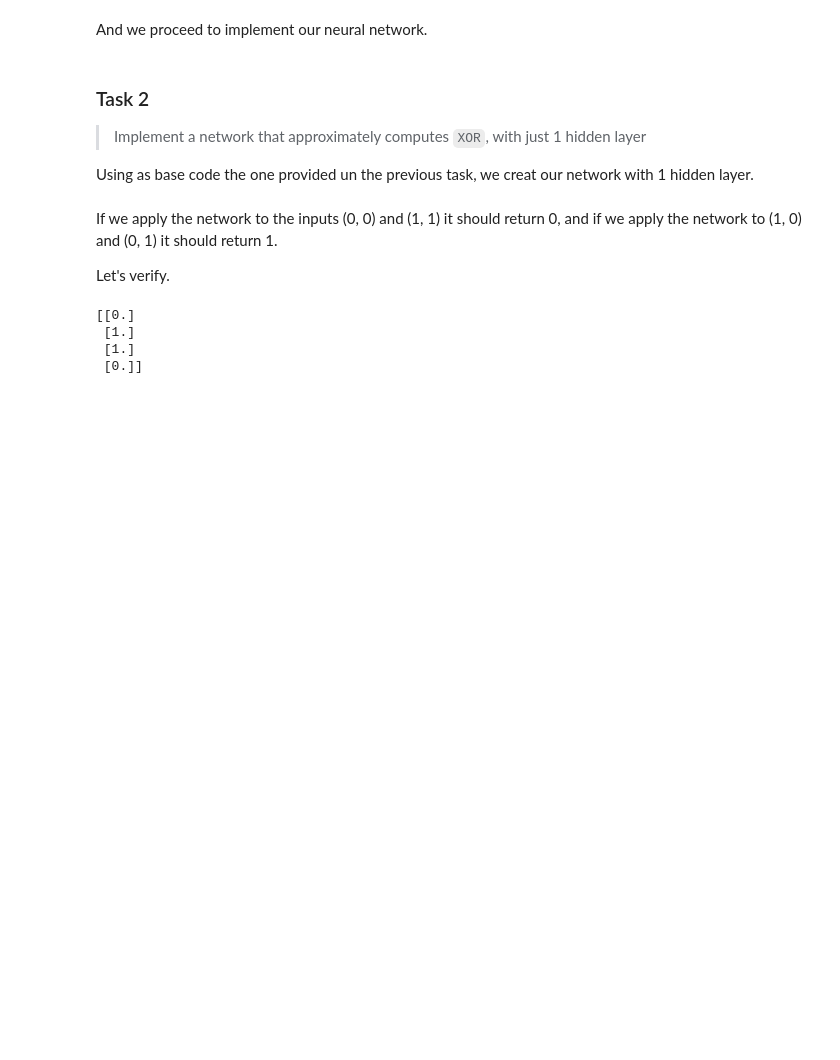
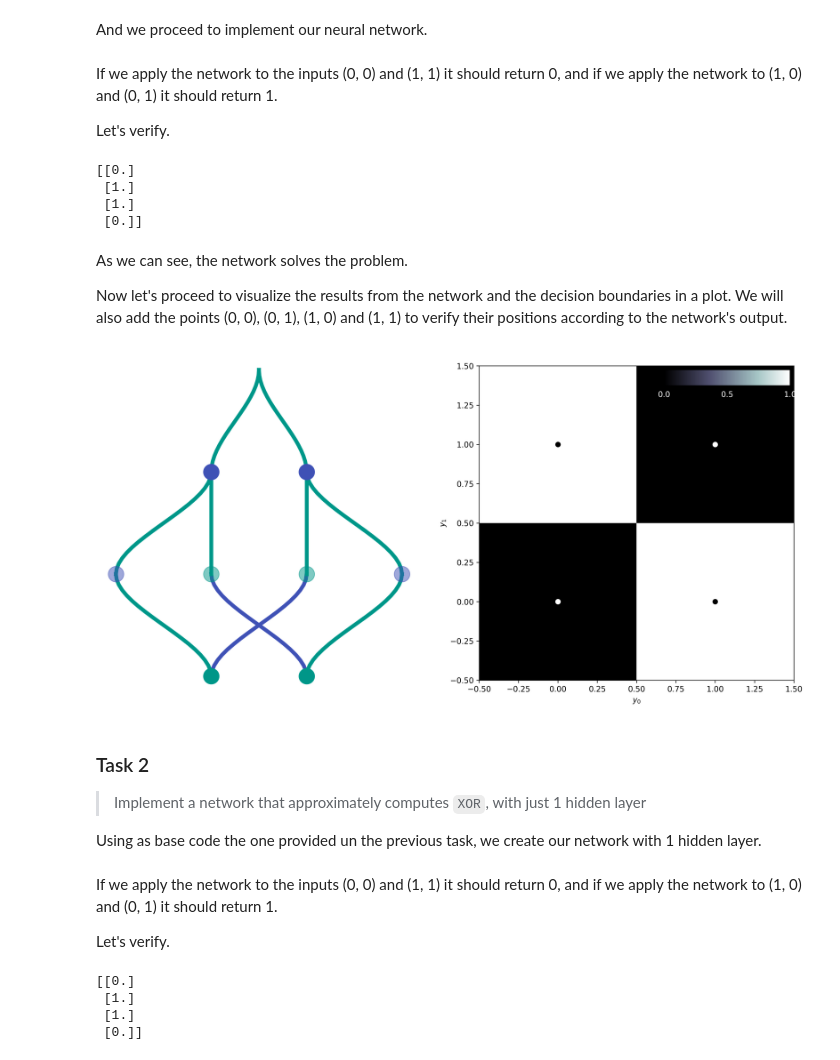
Before and after one commit to RodolfoFerro/ml4physicists, a Jupyter notebook: notebooks/01 - Homework solutions.ipynb, the cells around one changed output. Saved outputs shown, nothing was run; the diff lists cells and outputs as text; code cells hidden in the pictures; blank space fills up the shorter version.

Commit message:
Created using Colaboratory. :wrench:

```diff
--- a/notebooks/01 - Homework solutions.ipynb
+++ b/notebooks/01 - Homework solutions.ipynb
@@ -48,11 +48,76 @@ We will use the base code [provided in the tutorial](https://colab.research.goog
+# %%
+# We define weights
+weights = [
+    [
+        [1.0, 0.0],     # Weights of 2 input neurons for 1st hidden neuron
+        [0.0, -1.0],    # Weights of 2 input neurons for 2nd hidden neuron
+        [-1.0, 0.0],    # Weights of 2 input neurons for 3rd hidden neuron
+        [0.0, 1.0],     # Weights of 2 input neurons for 4th hidden neuron
+    ],
+    [
+        [1.0, 1.0, 0.0, 0.0],   # Weights of 4 hidden neurons for layer 2
+        [0.0, 0.0, 1.0, 1.0],   # Weights of 4 hidden neurons for layer 2
+    ],
+    [
+        [1.0, 1.0]      # Weights of 2 hidden neurons for output
+    ]
+]
+
+# We define biases
+biases = [
+    [-0.5, 0.5, 0.5, -0.5],  # Biases of 4 hidden neurons
+    [-1.0, -1.0],            # Biases of 2 hidden neurons
+    [0.0]                  # Bias for output neuron
+]
+
+# We define activations
+activations = [
+    'step', # Activation for hidden layer 1
+    'step', # Activation for hidden layer 2
+    'step'  # activation for output layer
+]
 # %% [markdown]
 And we proceed to implement our neural network.
+# %%
+nn = NeuralNet(weights, biases, activations)
+# %% [markdown]
+If we apply the network to the inputs (0, 0) and (1, 1) it should return 0, and if we apply the network to (1, 0) and (0, 1) it should return 1.
+
+Let's verify.
+# %%
+# Inputs (0, 0), (0, 1), (1, 0), (1, 1)
+y_in = [(0, 0), (0, 1), (1, 0), (1, 1)]
+
+y_out = nn.feedforward(y_in)
+print(y_out)
+# %% [output]
+[[0.]
+ [1.]
+ [1.]
+ [0.]]
+# %% [markdown]
+As we can see, the network solves the problem.
+
+Now let's proceed to visualize the results from the network and the decision boundaries in a plot. We will also add the points (0, 0), (0, 1), (1, 0) and (1, 1) to verify their positions according to the network's output.
+# %%
+f, a = nn.visualize(
+    y0_range=[-0.5, 1.5],
+    y1_range=[-0.5, 1.5],
+    colormap='bone',
+    display=False
+)
+
+a[1].scatter([0, 1], [0, 1], c='white')
+a[1].scatter([1, 0], [0, 1], c='black')
+plt.show()
+# %% [output]
+[figure, added]
 # %% [markdown]
 ### Task 2
 
 > Implement a network that approximately computes `XOR`, with just 1 hidden layer
 
-Using as base code the one provided un the previous task, we creat our network with 1 hidden layer.
+Using as base code the one provided un the previous task, we create our network with 1 hidden layer.
 # %%
 # We define weights
 weights = [
```
Also changed, not shown: parts of 2 cells of this notebook.
